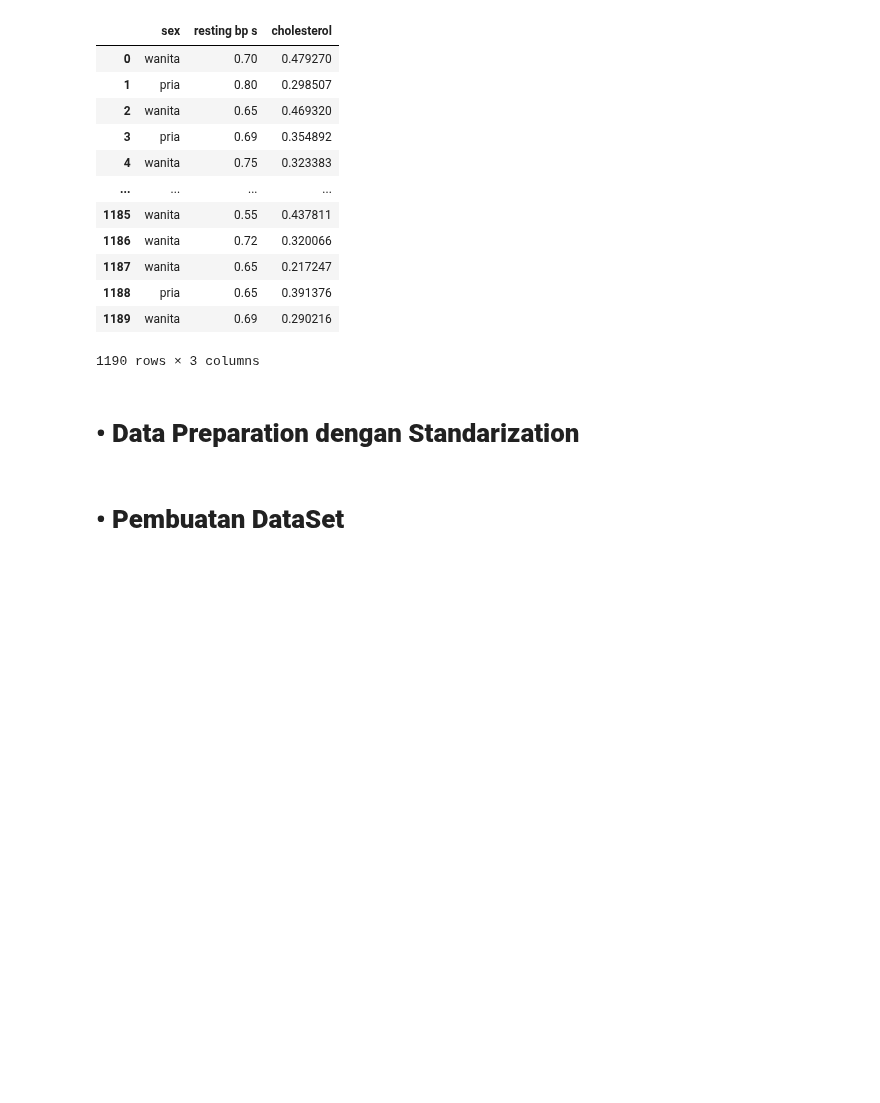
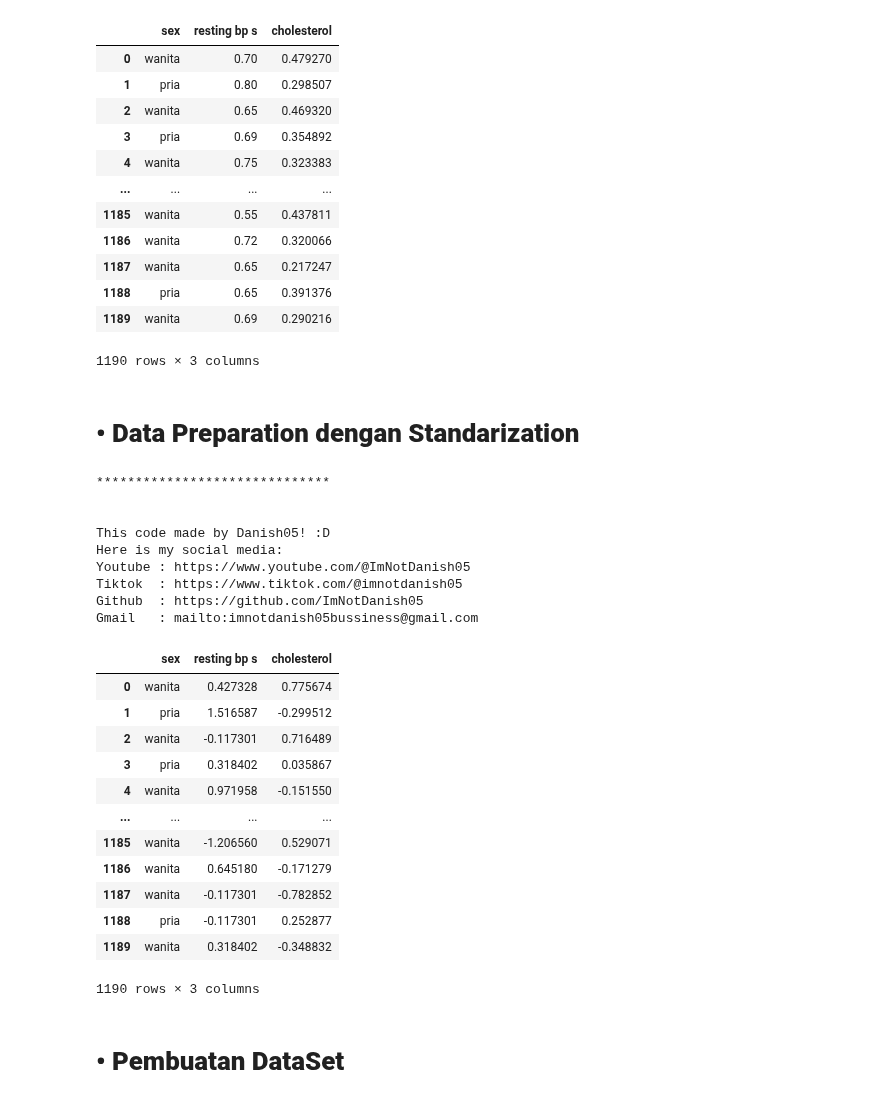
Before and after one commit to ImNotDanish05/2025_KC_TI-1A, a Jupyter notebook: P8_Jobsheet_Data Pre-processing.ipynb, the cells around one changed output. Saved outputs shown, nothing was run; the diff lists cells and outputs as text; code cells hidden in the pictures; blank space fills up the shorter version.

```diff
--- a/P8_Jobsheet_Data Pre-processing.ipynb
+++ b/P8_Jobsheet_Data Pre-processing.ipynb
@@ -156,5 +153,36 @@ df_normalization[['sex', 'resting bp s', 'cholesterol']]
 1190 rows × 3 columns
 # %% [markdown]
 # **•	Data Preparation dengan Standarization**
+# %%
+df_normalization = df.copy()
+df_normalization['sex'] = df['sex'].replace({0: 'pria', 1: 'wanita'})
+
+scaler = StandardScaler()
+df_normalization[['resting bp s', 'cholesterol']] = scaler.fit_transform(df[['resting bp s', 'cholesterol']])
+danish05.info()
+df_normalization[['sex', 'resting bp s', 'cholesterol']]
+# %% [output]
+******************************
+
+
+This code made by Danish05! :D
+Here is my social media:
+Youtube : https://www.youtube.com/@ImNotDanish05
+Tiktok  : https://www.tiktok.com/@imnotdanish05
+Github  : https://github.com/ImNotDanish05
+Gmail   : mailto:imnotdanish05bussiness@gmail.com
+|  | sex | resting bp s | cholesterol |
+| 0 | wanita | 0.427328 | 0.775674 |
+| 1 | pria | 1.516587 | -0.299512 |
+| 2 | wanita | -0.117301 | 0.716489 |
+| 3 | pria | 0.318402 | 0.035867 |
+| 4 | wanita | 0.971958 | -0.151550 |
+| ... | ... | ... | ... |
+| 1185 | wanita | -1.206560 | 0.529071 |
+| 1186 | wanita | 0.645180 | -0.171279 |
+| 1187 | wanita | -0.117301 | -0.782852 |
+| 1188 | pria | -0.117301 | 0.252877 |
+| 1189 | wanita | 0.318402 | -0.348832 |
+1190 rows × 3 columns
 # %% [markdown]
 # **•	Pembuatan DataSet**
```
Also changed, not shown: parts of 3 cells of this notebook.
